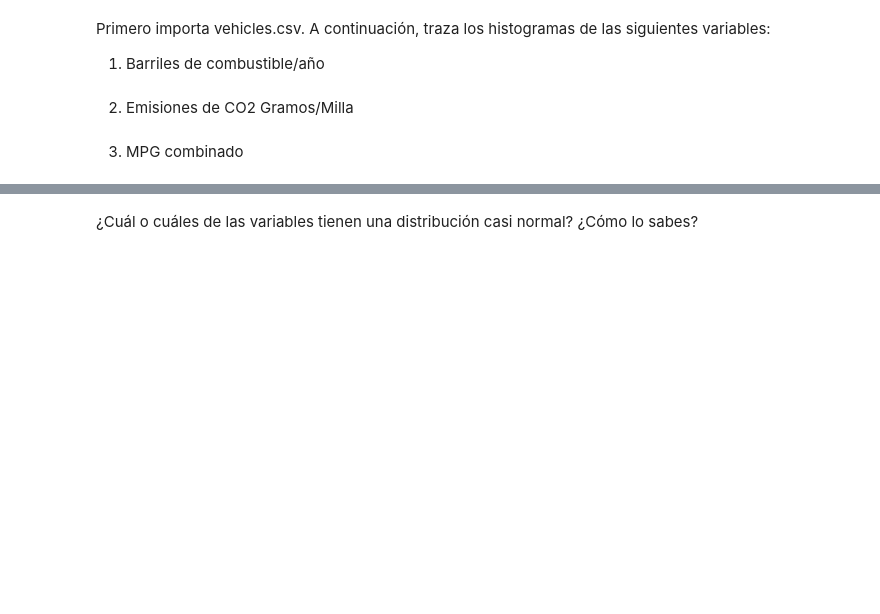
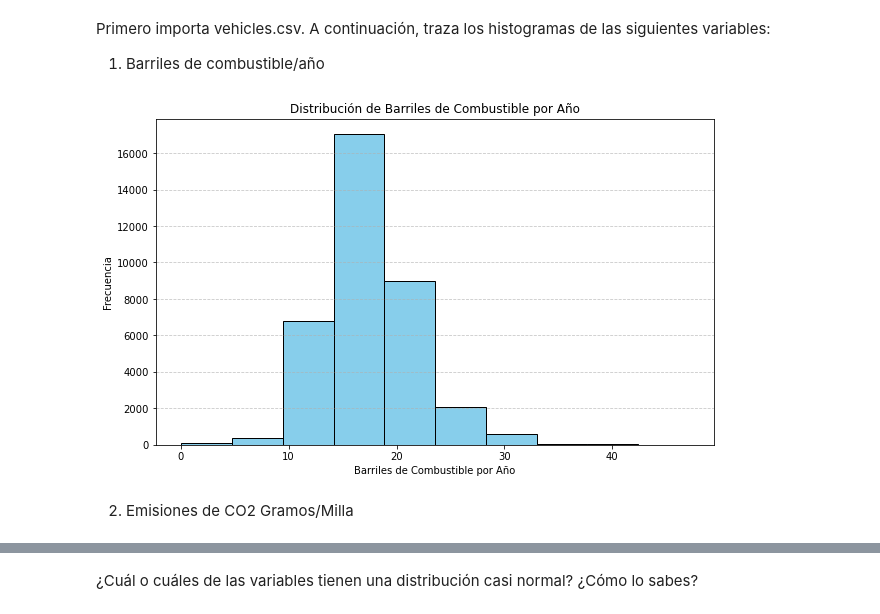
Before and after one commit to ironhack-labs/lab-continuous-probability-distributions-es, a Jupyter notebook: your-code/main.ipynb, the cells around one changed output, grey strips where cells are left out. Drawn from its saved outputs; the diff is of its cells as text; code cells hidden in the pictures; blank space fills up the shorter version.

```diff
--- a/your-code/main.ipynb
+++ b/your-code/main.ipynb
@@ -152,3 +149,5 @@ En este reto vamos a echar un vistazo a los datos reales. Utilizaremos el archiv
+# %%
+vehicles_df = pd.read_csv("vehicles.csv")
 # %% [markdown]
 Primero importa vehicles.csv.
 A continuación, traza los histogramas de las siguientes variables:
@@ -161,2 +156,15 @@ A continuación, traza los histogramas de las siguientes variables:
+# %%
+
+
+# Trazar el histograma para la columna 'Fuel Barrels/Year'
+plt.figure(figsize=(10, 6))
+plt.hist(vehicles_df['Fuel Barrels/Year'], bins=10, color='skyblue', edgecolor='black')
+plt.title('Distribución de Barriles de Combustible por Año')
+plt.xlabel('Barriles de Combustible por Año')
+plt.ylabel('Frecuencia')
+plt.grid(axis='y', linestyle='--', alpha=0.7)
+plt.show()
+# %% [output]
+[figure, added]
 # %% [markdown]
 2. Emisiones de CO2 Gramos/Milla
@@ -167,2 +170,0 @@ A continuación, traza los histogramas de las siguientes variables:
-# %% [markdown]
-3. MPG combinado
```
Also changed, not shown: parts of 26 cells of this notebook.
